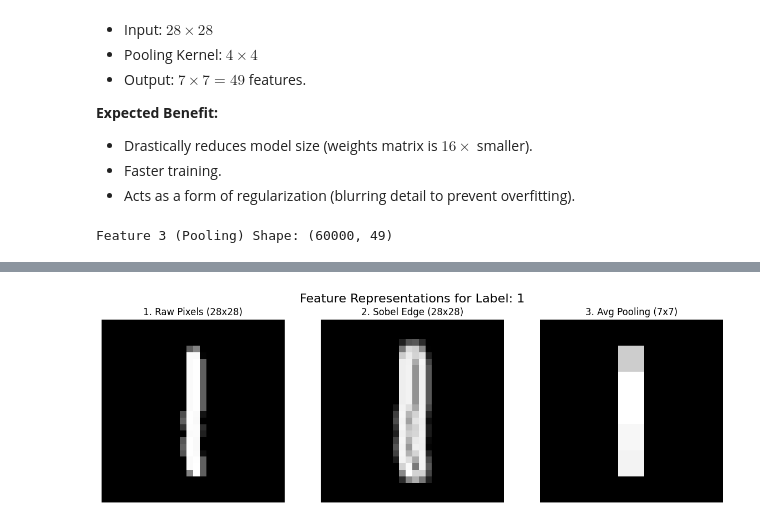
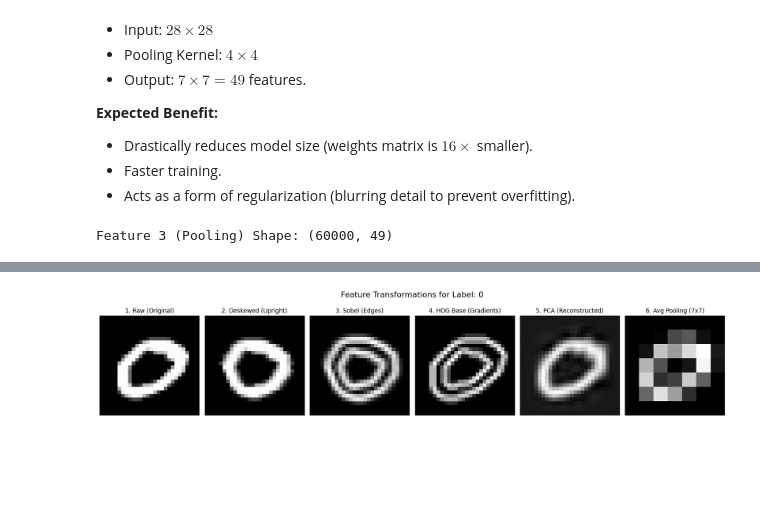
Before and after one commit to ndthanh308/IntroML_Lab2_SoftmaxRegression, a Jupyter notebook: notebooks/2_Feature_Experiments.ipynb, the cells around one changed output, grey strips where cells are left out. Drawn from its saved outputs; the diff is of its cells as text; code cells hidden in the pictures; blank space fills up the shorter version.

```diff
--- a/notebooks/2_Feature_Experiments.ipynb
+++ b/notebooks/2_Feature_Experiments.ipynb
@@ -316,33 +527,63 @@ The code below picks a **random** image from the training set each time it is ex
 # %%
-# Visualize the features for a random digit -- we can run this cell many time to see many numbers.
-idx = np.random.randint(0, 1000)
-sample_img = X_train_img[idx]
+# Visualize features for a random digit
+# Pick a random image
+idx = np.random.randint(0, X_train_img.shape[0])
+original_img = X_train_img[idx]
 label = np.argmax(one_hot_encode(y_train)[idx])
 
-# Get features
-feat_raw = X_train_raw[idx].reshape(28, 28)
-feat_sobel = X_train_sobel[idx].reshape(28, 28)
-feat_pool = X_train_pool[idx].reshape(7, 7)
+# --- 1. Raw ---
+feat_raw = original_img
 
-plt.figure(figsize=(12, 4))
-plt.suptitle(f"Feature Representations for Label: {y_train[idx]}", fontsize=16)
+# --- 2. Deskewed ---
+# Convert to uint8 for processing
+img_uint8 = (original_img * 255).astype(np.uint8) if original_img.max() <= 1.0 else original_img.astype(np.uint8)
+feat_deskewed = deskew_image(img_uint8)
 
-plt.subplot(1, 3, 1)
-plt.title("1. Raw Pixels (28x28)")
-plt.imshow(feat_raw, cmap='gray')
-plt.axis('off')
+# --- 3. Sobel ---
+# Calculate gradients
+sobelx = cv2.Sobel(feat_deskewed, cv2.CV_64F, 1, 0, ksize=3)
+sobely = cv2.Sobel(feat_deskewed, cv2.CV_64F, 0, 1, ksize=3)
+feat_sobel = np.sqrt(sobelx**2 + sobely**2)
 
-plt.subplot(1, 3, 2)
-plt.title("2. Sobel Edge (28x28)")
-plt.imshow(feat_sobel, cmap='gray')
-plt.axis('off')
+# --- 4. HOG Base (Gradient Magnitude) ---
+# Simple visualization of gradients (what HOG is based on)
+g_x = cv2.Sobel(img_uint8, cv2.CV_32F, 1, 0, ksize=1)
+g_y = cv2.Sobel(img_uint8, cv2.CV_32F, 0, 1, ksize=1)
+feat_hog_vis, _ = cv2.cartToPolar(g_x, g_y)
 
-plt.subplot(1, 3, 3)
-plt.title("3. Avg Pooling (7x7)")
-plt.imshow(feat_pool, cmap='gray')
-plt.axis('off')
+# --- 5. PCA Reconstruction ---
+# Project to low dimension (80) then project back to 784 to see what's lost
+# Feature vector = (X - mu) . U
+# Reconstructed = Feature . U^T + mu
+# Note: We use the pca_components/mean trained in section 3.6
+input_vec = extract_raw_features(original_img.reshape(1, 28, 28)) # Flatten
+pca_latent = np.dot(input_vec - pca_mean, pca_components)         # Compress
+pca_reconstructed = np.dot(pca_latent, pca_components.T) + pca_mean # Decompress
+feat_pca = pca_reconstructed.reshape(28, 28)
+
+# --- 6. Pooling ---
+feat_pool = extract_pooling_features(original_img.reshape(1, 28, 28), pool_size=4).reshape(7, 7)
+
+# --- PLOTTING ---
+plt.figure(figsize=(18, 4))
+plt.suptitle(f"Feature Transformations for Label: {label}", fontsize=16)
+
+plots = [
+    ("1. Raw (Original)", feat_raw),
+    ("2. Deskewed (Upright)", feat_deskewed),
+    ("3. Sobel (Edges)", feat_sobel),
+    ("4. HOG Base (Gradients)", feat_hog_vis),
+    ("5. PCA (Reconstructed)", feat_pca),
+    ("6. Avg Pooling (7x7)", feat_pool)
+]
+
+for i, (title, img) in enumerate(plots):
+    plt.subplot(1, 6, i + 1)
+    plt.title(title)
+    plt.imshow(img, cmap='gray')
+    plt.axis('off')
 
 plt.tight_layout()
 plt.show()
 # %% [output]
-[figure, old version]
+[figure, new version]
```
Also changed, not shown: parts of 20 cells of this notebook, 3 other files.
